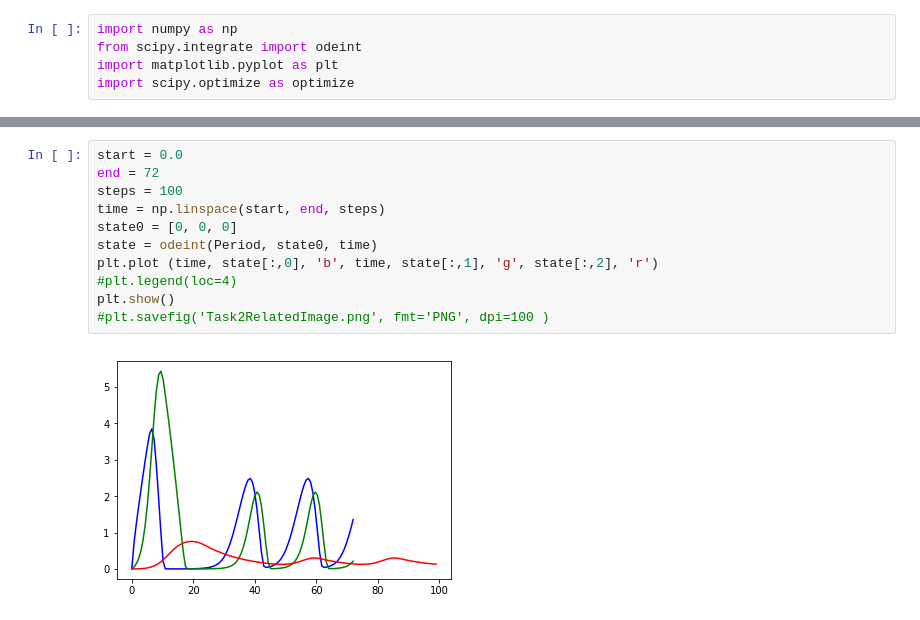
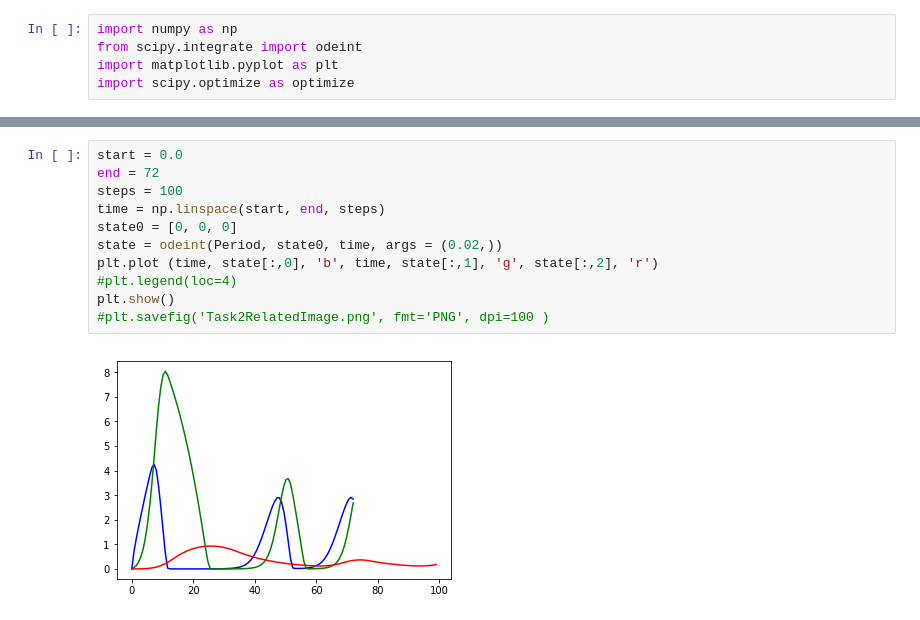
Before and after one commit to Icxa/LabTasks5-16March, a Jupyter notebook: Modeling and Simulation.ipynb, the cells around one changed output, grey strips where cells are left out. Cells and saved outputs as stored; diff of their text form.

```diff
--- a/Modeling and Simulation.ipynb
+++ b/Modeling and Simulation.ipynb
@@ -336,14 +343,14 @@ error: Extra arguments must be in a tuple
 # %%
 start = 0.0
 end = 72
 steps = 100
 time = np.linspace(start, end, steps)
 state0 = [0, 0, 0]
-state = odeint(Period, state0, time)
+state = odeint(Period, state0, time, args = (0.02,))
 plt.plot (time, state[:,0], 'b', time, state[:,1], 'g', state[:,2], 'r')
 #plt.legend(loc=4)
 plt.show()
 #plt.savefig('Task2RelatedImage.png', fmt='PNG', dpi=100 )
 # %% [output]
-[figure, old version]
+[figure, new version]
 # %%
```
Also changed, not shown: parts of 17 cells of this notebook, 1 other file.
